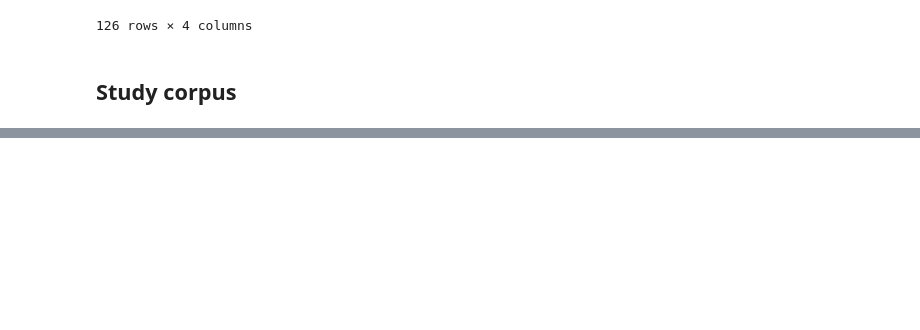
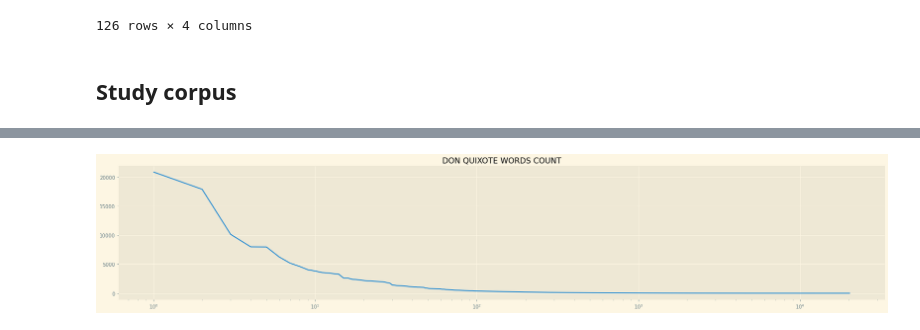
Before and after one commit to blancaorlandis/don_quixote, a Jupyter notebook: notebook/DonQuixote_Overview.ipynb, the cells around one changed output, grey strips where cells are left out. Cells and saved outputs as stored; diff of their text form; code cells hidden in the pictures; blank space fills up the shorter version.

```diff
--- a/notebook/DonQuixote_Overview.ipynb
+++ b/notebook/DonQuixote_Overview.ipynb
@@ -201,0 +59,9 @@ Reference:  https://stackoverflow.com/questions/48224162/knitr-wont-compile-pdf-
+# %%
+corpus = dataframe_quixote['ChapterCorpus']
+vectorizer = CountVectorizer()
+vectorizer.fit(corpus)
+quixote_bag_of_words = vectorizer.transform(corpus)
+word_list = vectorizer.get_feature_names()
+dataframe_quixote_bag_of_words = pd.DataFrame(quixote_bag_of_words.toarray(), columns=word_list)
+print(dataframe_quixote_bag_of_words.shape)
+dataframe_quixote_bag_of_words[0:2]
@@ -201,0 +78,6 @@ Reference:  https://stackoverflow.com/questions/48224162/knitr-wont-compile-pdf-
+# %%
+dataframe_words_metrics = dataframe_quixote_bag_of_words.sum(axis=0).reset_index(False).sort_values(0, ascending=False).reset_index(drop=True)
+dataframe_words_metrics.columns = ['word', 'wordcount']
+dataframe_words_metrics['word_length'] = dataframe_words_metrics["word"].str.len()
+print(dataframe_words_metrics.shape)
+dataframe_words_metrics[0:2]
@@ -201,0 +89,9 @@ Reference:  https://stackoverflow.com/questions/48224162/knitr-wont-compile-pdf-
+# %%
+with plt.style.context('Solarize_Light2'):
+  plt.figure(figsize=(28,5))
+  plt.title("DON QUIXOTE WORDS COUNT")
+  plt.plot(dataframe_words_metrics.index+1, dataframe_words_metrics.wordcount)
+  plt.xscale('log')
+  #plt.yscale('log')
+# %% [output]
+[figure, added]
```
Also changed, not shown: parts of 23 cells of this notebook, 1 other file.
